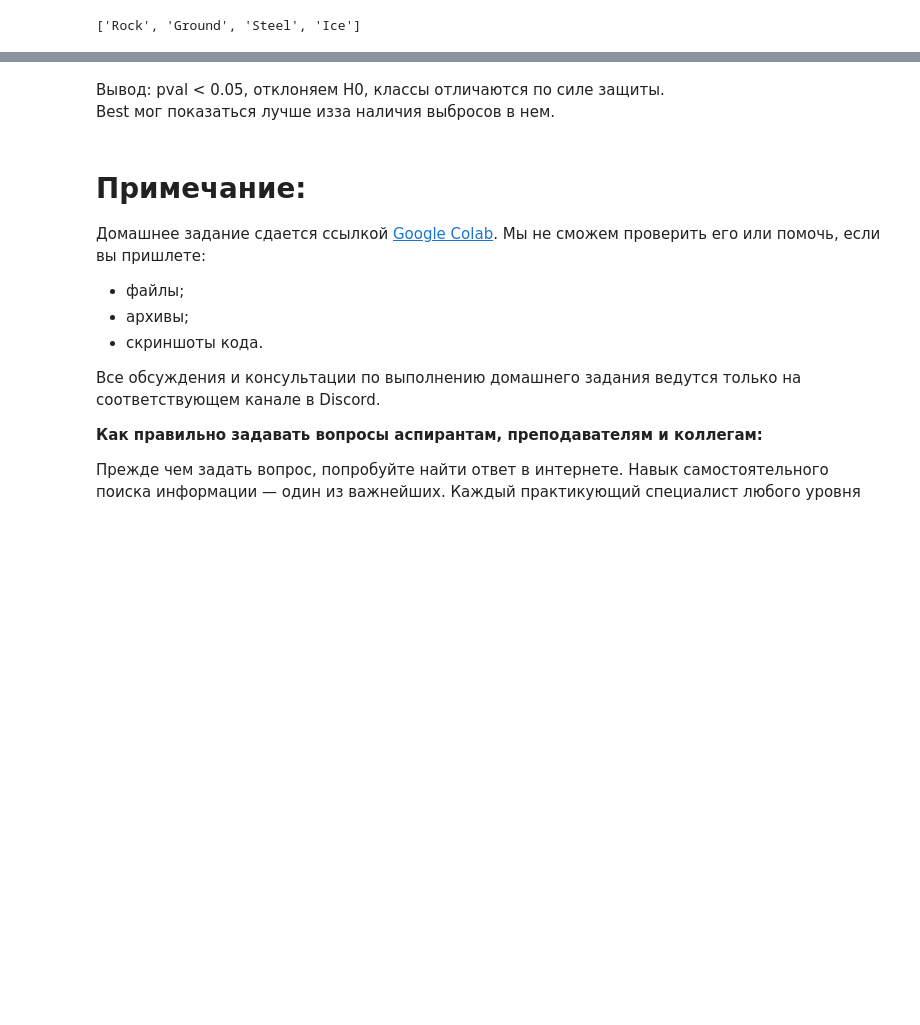
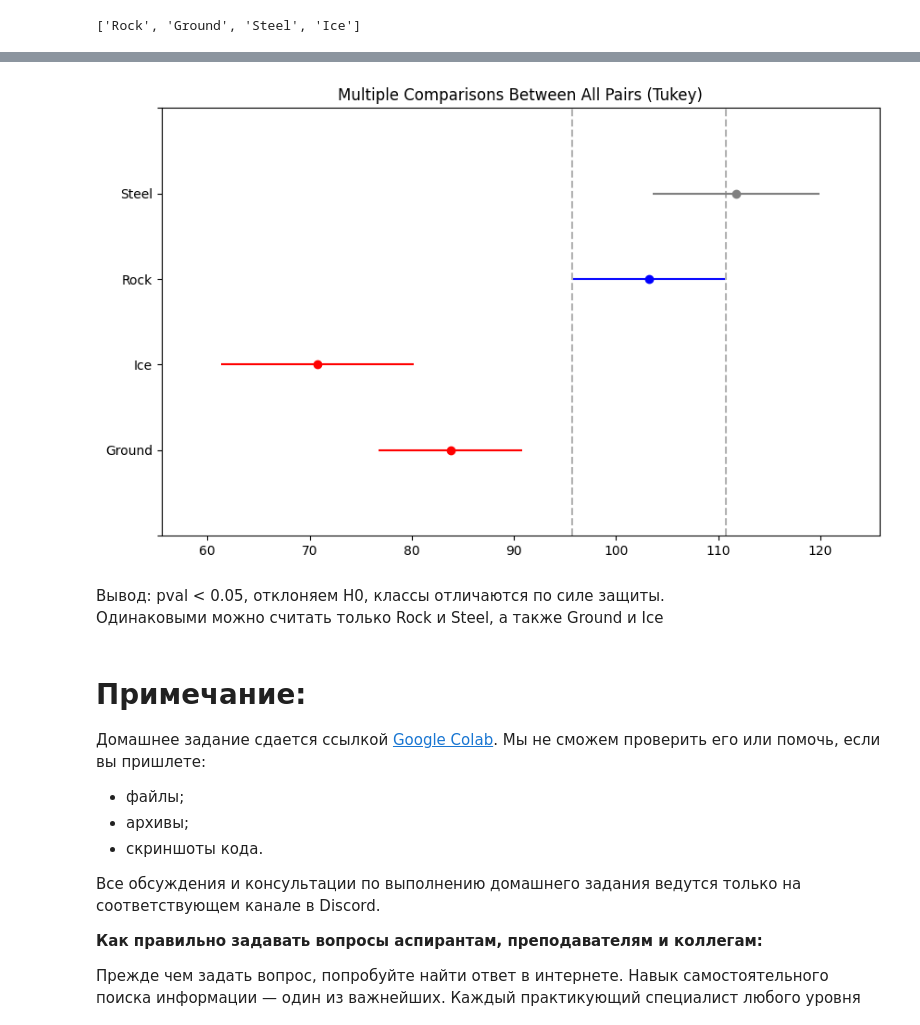
Before and after one commit to archimage-wiz/DS_PythonStat_Hw_AB_Test, a Jupyter notebook: Dz_Notebook_pokemons.ipynb, the cells around one changed output, grey strips where cells are left out. Cells and saved outputs as stored; diff of their text form; code cells hidden in the pictures; blank space fills up the shorter version.

```diff
--- a/Dz_Notebook_pokemons.ipynb
+++ b/Dz_Notebook_pokemons.ipynb
@@ -379,0 +375,13 @@ stat = 10.021, pval = 0.000
+# %%
+df_cross = pd.DataFrame({
+    "Rock": z5df_rock_vals,
+    "Ground": z5df_ground_vals,
+    "Steel": z5df_steel_vals,
+    "Ice": z5df_ice_vals
+})
+
+df_melt = pd.melt(df_cross, value_vars=['Rock', 'Ground', 'Steel', 'Ice'])
+df_melt.dropna(inplace=True)
+
+tukey = pairwise_tukeyhsd(endog=df_melt["value"].values, groups=df_melt["variable"],alpha=0.05)
+print(tukey)
@@ -380,6 +400,10 @@ stat = 10.021, pval = 0.000
+# %%
+tukey.plot_simultaneous(comparison_name="Rock");
+# %% [output]
+[figure, added]
 # %% [markdown]
 Вывод: pval < 0.05, отклоняем H0, классы отличаются по силе защиты.<br>
-Best мог показаться лучше изза наличия выбросов в нем.
+Одинаковыми можно считать только Rock и Steel, а также Ground и Ice
 # %% [markdown]
 # **Примечание:**
 
```
Also changed, not shown: parts of 15 cells of this notebook.
